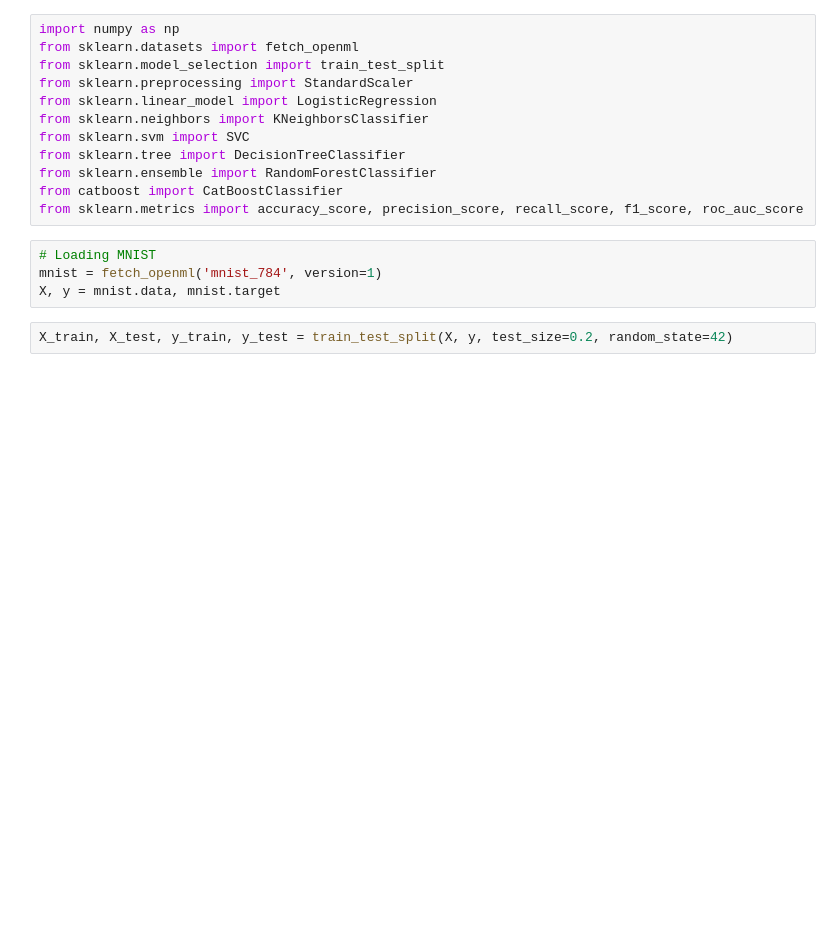
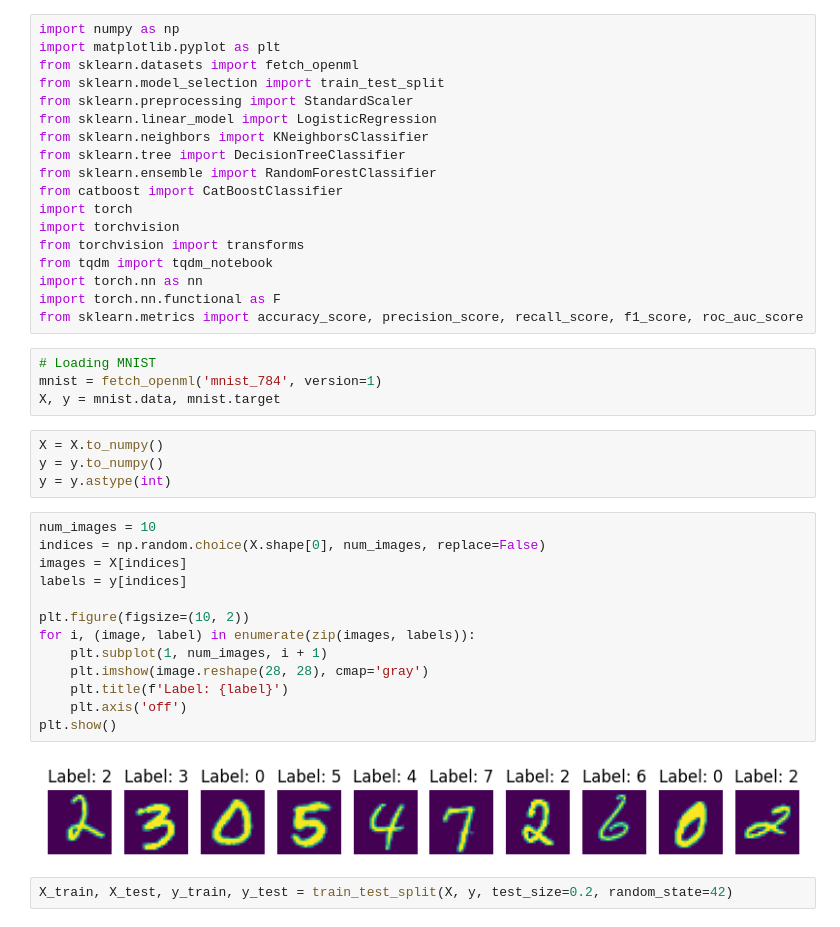
Before and after one commit to Jduun/DigitRecognizer, a Jupyter notebook: research.ipynb, the cells around one changed output. Drawn from its saved outputs; the diff is of its cells as text; blank space fills up the shorter version.

```diff
--- a/research.ipynb
+++ b/research.ipynb
@@ -1,19 +1,44 @@
 # %%
 import numpy as np
+import matplotlib.pyplot as plt
 from sklearn.datasets import fetch_openml
 from sklearn.model_selection import train_test_split
 from sklearn.preprocessing import StandardScaler
 from sklearn.linear_model import LogisticRegression
 from sklearn.neighbors import KNeighborsClassifier
-from sklearn.svm import SVC
 from sklearn.tree import DecisionTreeClassifier
 from sklearn.ensemble import RandomForestClassifier
 from catboost import CatBoostClassifier
+import torch
+import torchvision
+from torchvision import transforms
+from tqdm import tqdm_notebook
+import torch.nn as nn
+import torch.nn.functional as F
 from sklearn.metrics import accuracy_score, precision_score, recall_score, f1_score, roc_auc_score
 # %%
 # Loading MNIST
 mnist = fetch_openml('mnist_784', version=1)
 X, y = mnist.data, mnist.target
+# %%
+X = X.to_numpy()
+y = y.to_numpy()
+y = y.astype(int)
+# %%
+num_images = 10
+indices = np.random.choice(X.shape[0], num_images, replace=False)
+images = X[indices]
+labels = y[indices]
+
+plt.figure(figsize=(10, 2))
+for i, (image, label) in enumerate(zip(images, labels)):
+    plt.subplot(1, num_images, i + 1)
+    plt.imshow(image.reshape(28, 28), cmap='gray')
+    plt.title(f'Label: {label}')
+    plt.axis('off')
+plt.show()
+# %% [output]
+[figure, added]
 # %%
 X_train, X_test, y_train, y_test = train_test_split(X, y, test_size=0.2, random_state=42)
 # %%
```
Also changed, not shown: parts of 52 cells of this notebook, 8 other files.
